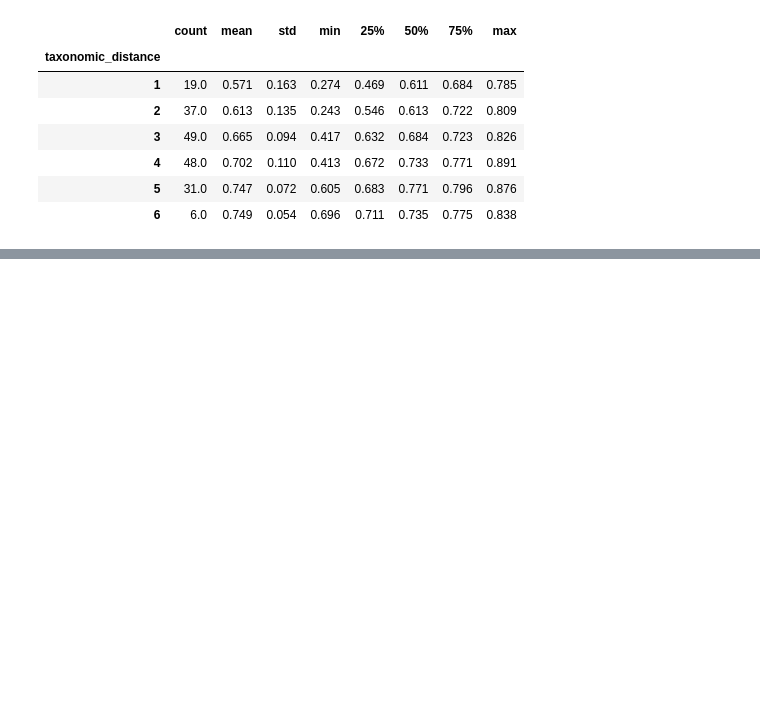
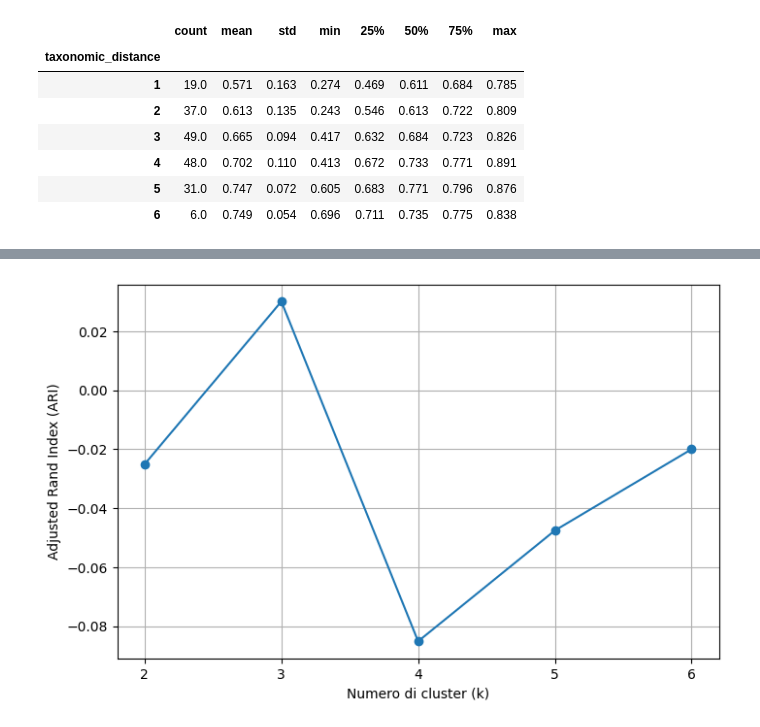
Before and after one commit to MarcoBuonanno/Tesi_2025-26-La-Geometria-degli-Embedding-di-un-LLm, a Jupyter notebook: Esercizio_2/Es2_tesi.ipynb, the cells around one changed output, grey strips where cells are left out. Cells and saved outputs as stored; diff of their text form; code cells hidden in the pictures; blank space fills up the shorter version.

```diff
--- a/Esercizio_2/Es2_tesi.ipynb
+++ b/Esercizio_2/Es2_tesi.ipynb
@@ -188,13 +205,13 @@ with open("taxonomy_graph.pkl", "rb") as f:
 #costruisco matrice partendo dal grafo dell'albero tassonomico così che gli elementi siano in ordine gerarchicamente parlando
 #la distanza floys_marshall corrisponde esattamente alla short_path_distance calcloata nel dataframe, è la distanza tassonomica
 
-sub_sorted_keys = list(nx.topological_sort(G))
+sorted_keys = list(nx.topological_sort(G))
 
-sub_G_undirected = G.to_undirected()
+G_undirected = G.to_undirected()
 
 dist_matrix = nx.floyd_warshall_numpy(
-    sub_G_undirected,
-    nodelist=sub_sorted_keys
+    G_undirected,
+    nodelist=sorted_keys
 )
 
 print(dist_matrix.shape)
@@ -221,7 +238,7 @@ print(dist_matrix)
 #creao lista ordinata di lemmi
 ordered_words = [
     wn.synset(node).lemmas()[0].name()
-    for node in sub_sorted_keys
+    for node in sorted_keys
 ]
 
 print(ordered_words)
@@ -420,0 +425,14 @@ print(X.shape)
+# %%
+# si attribuisce il gruppo a ogni parola dell'albero (all_words),
+y_true = []
+#è lasciata fuori vehicles in quanto radice
+for word in all_words:
+    if word == "vehicle":
+        continue
+
+    for gruppo, parola_di_gruppo in gruppi.items(): #sfogliamo gli items del dizionario
+        if word in parola_di_gruppo:
+            y_true.append(gruppo)
+            break
+
+print(y_true)
@@ -421 +477,24 @@ print(X.shape)
+# %%
+#grafico per capire quale k-mean è migliore
+plt.figure(figsize=(8, 5))
+
+plt.plot(
+    k_values,
+    ari_values,
+    marker="o"
+)
+
+plt.xlabel("Numero di cluster (k)")
+plt.ylabel("Adjusted Rand Index (ARI)")
+
+plt.xticks(k_values)
+
+plt.grid(True)
+
+plt.savefig("ari_vs_k.png", dpi=300, bbox_inches="tight")
+
+
+plt.show()
+# %% [output]
+[figure, added]
 # %%
```
Also changed, not shown: parts of 21 cells of this notebook, 3 other files.
